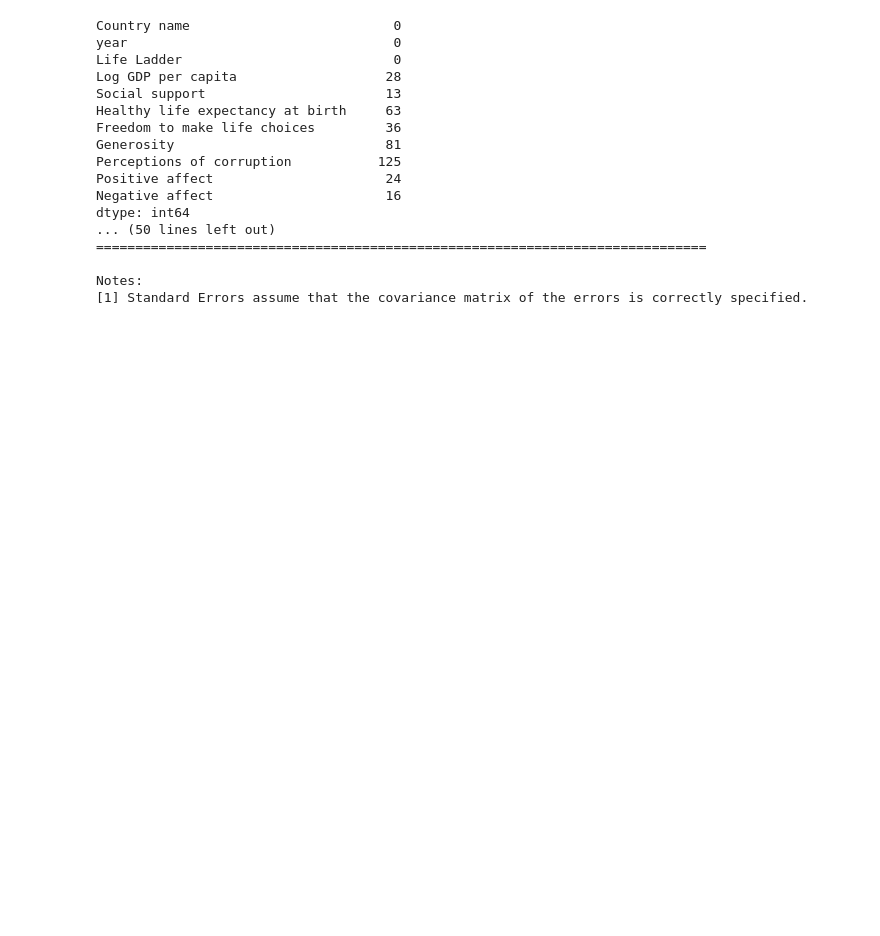
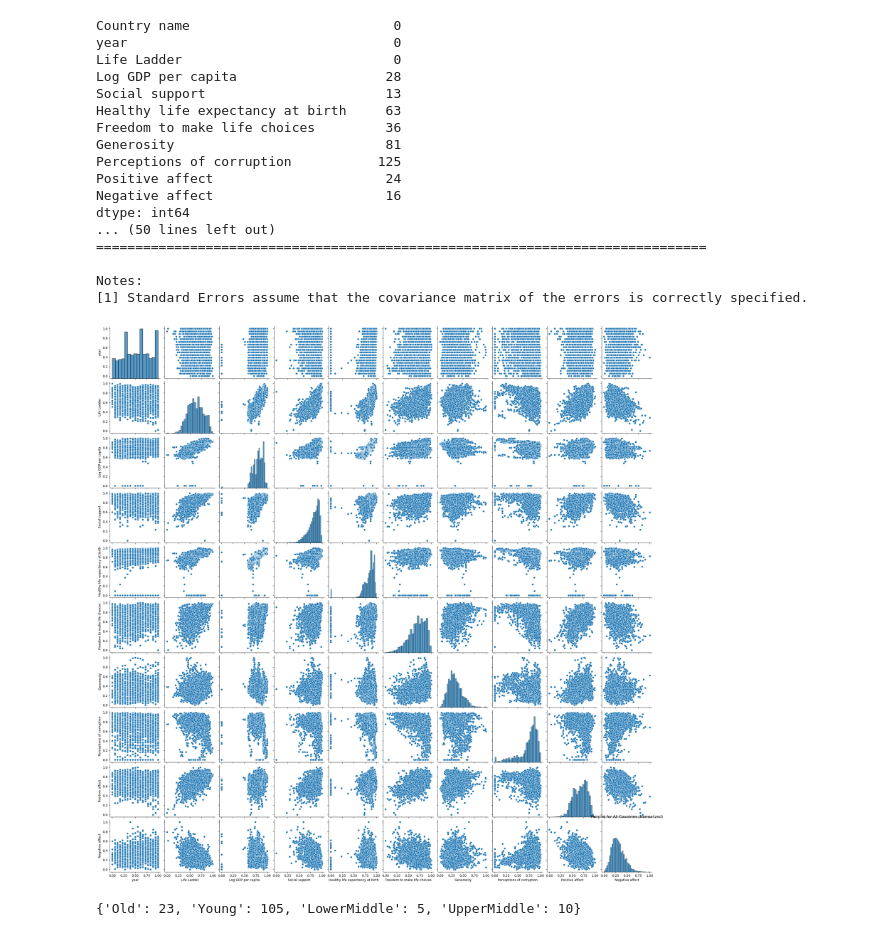
Before and after one commit to nicolesaade/WorldHappinessReportAnalysis, a Jupyter notebook: Clean + regression.ipynb, the cells around one changed output. Cells and saved outputs as stored; diff of their text form; code cells hidden in the pictures; blank space fills up the shorter version.

```diff
--- a/Clean + regression.ipynb
+++ b/Clean + regression.ipynb
@@ -83,3 +84,27 @@ countries_by_region = {
         'Bahrain', 'Iran', 'Iraq', 'Israel', 'Jordan', 'Kuwait', 'Lebanon', 'Oman', 'Qatar', 'Saudi Arabia', 'Syria', 'United Arab Emirates', 'Yemen'
     ]
 }
+# %%
+import pandas as pd
+import seaborn as sns
+import matplotlib.pyplot as plt
+from sklearn.preprocessing import MinMaxScaler
+
+# Create pairplot for all countries
+def create_pairplot_for_all_countries(data):
+    # Normalize the data
+    scaler = MinMaxScaler()
+    normalized_data = pd.DataFrame(scaler.fit_transform(data.drop(columns=['Country name'])), columns=data.columns[1:])
+
+    # Add 'Country' column back to the normalized data
+    normalized_data['Country name'] = data['Country name']
+
+    # Create pairplot for the normalized data
+    sns.pairplot(normalized_data)
+    plt.title('Pairplot for All Countries (Normalized)')
+    plt.show()
+
+# Create pairplot for all countries in the dataset
+create_pairplot_for_all_countries(data)
+# %% [output]
+[figure, added]
@@ -85,0 +113,11 @@ countries_by_region = {
+# %%
+def count_age_groups(df):
+    age_counts = {'Old': 0, 'Young': 0, 'LowerMiddle': 0, 'UpperMiddle': 0}
+    for index, row in df.iterrows():
+        age_counts[row['Happiest']] += 1
+    return age_counts
+
+counts = count_age_groups(df)
+print(counts)
+# %% [output]
+{'Old': 23, 'Young': 105, 'LowerMiddle': 5, 'UpperMiddle': 10}
```
Also changed, not shown: parts of 4 cells of this notebook, 1 other file.
